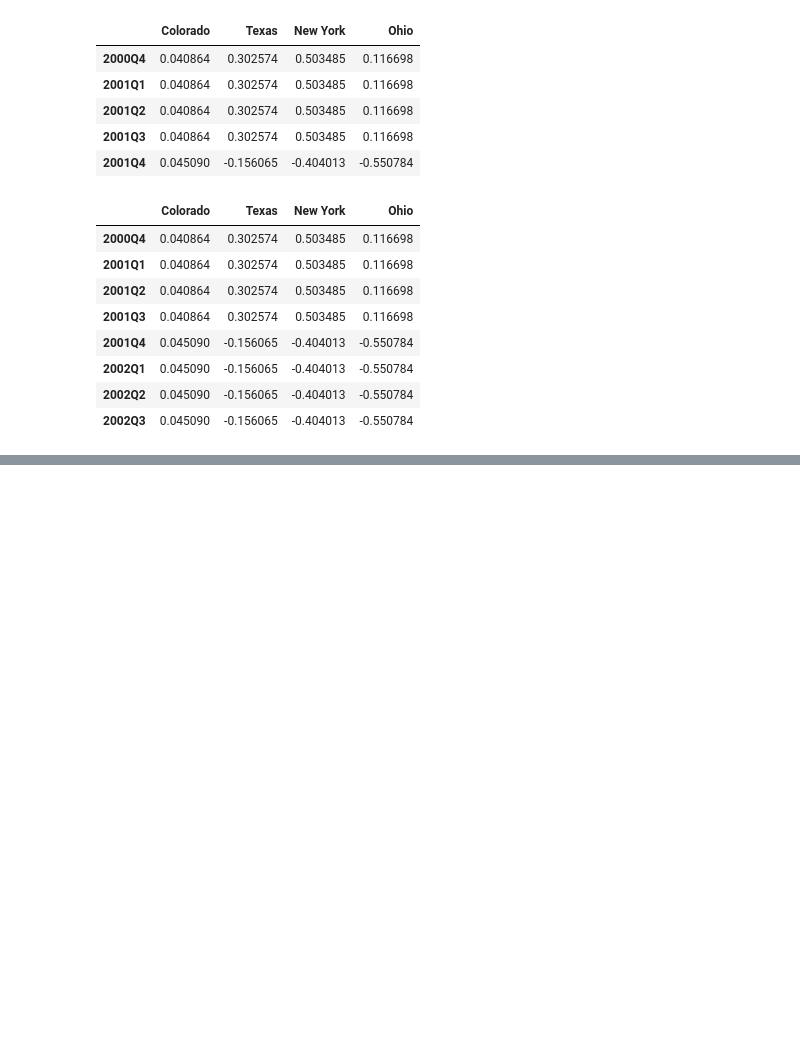
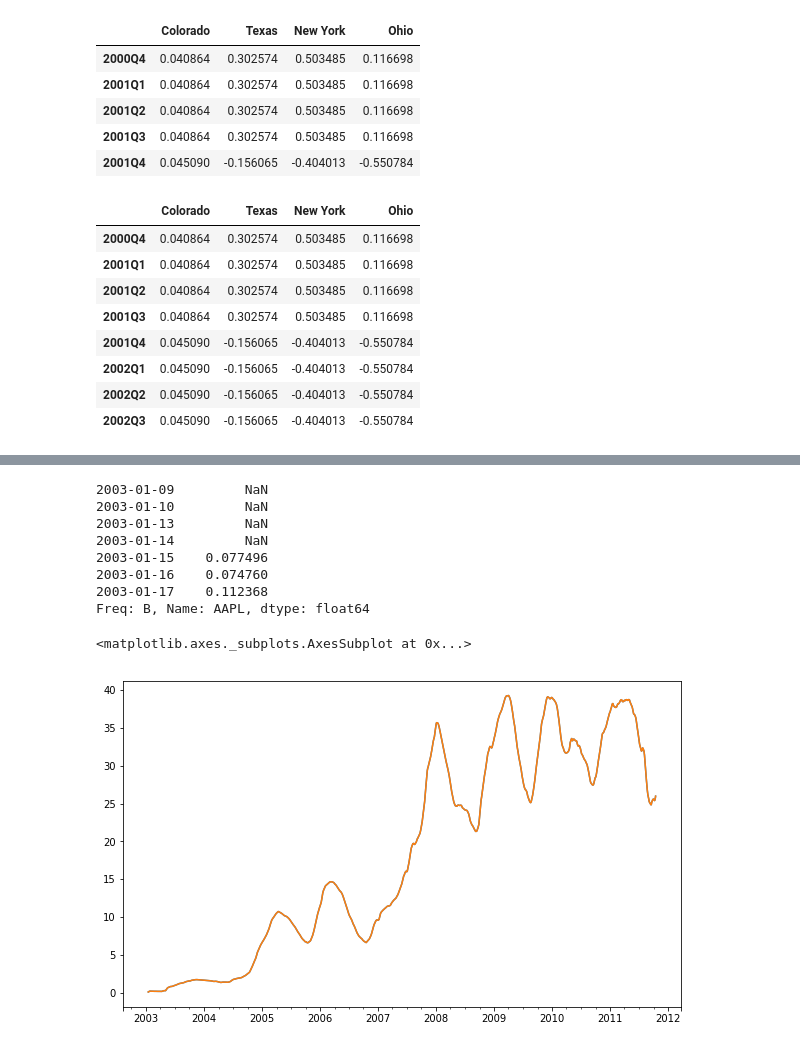
Before and after one commit to SiddalingeshaDS/ML-Practice, a Jupyter notebook: Python for Data Analysis/Time Series Analysis.ipynb, the cells around one changed output, grey strips where cells are left out. Drawn from its saved outputs; the diff is of its cells as text; code cells hidden in the pictures; blank space fills up the shorter version.

```diff
--- a/Python for Data Analysis/Time Series Analysis.ipynb
+++ b/Python for Data Analysis/Time Series Analysis.ipynb
@@ -1077,0 +1091,16 @@ annual_frame.resample('Q-MAR').ffill()
+# %%
+appl_std250 = close_px.AAPL.rolling(250, min_periods=10).std()
+appl_std250[5:12]
+appl_std250.plot()
+plt.show()
+# %% [output]
+2003-01-09         NaN
+2003-01-10         NaN
+2003-01-13         NaN
+2003-01-14         NaN
+2003-01-15    0.077496
+2003-01-16    0.074760
+2003-01-17    0.112368
+Freq: B, Name: AAPL, dtype: float64
+<matplotlib.axes._subplots.AxesSubplot at 0x...>
+[figure, added]
```
Also changed, not shown: parts of 10 cells of this notebook.
